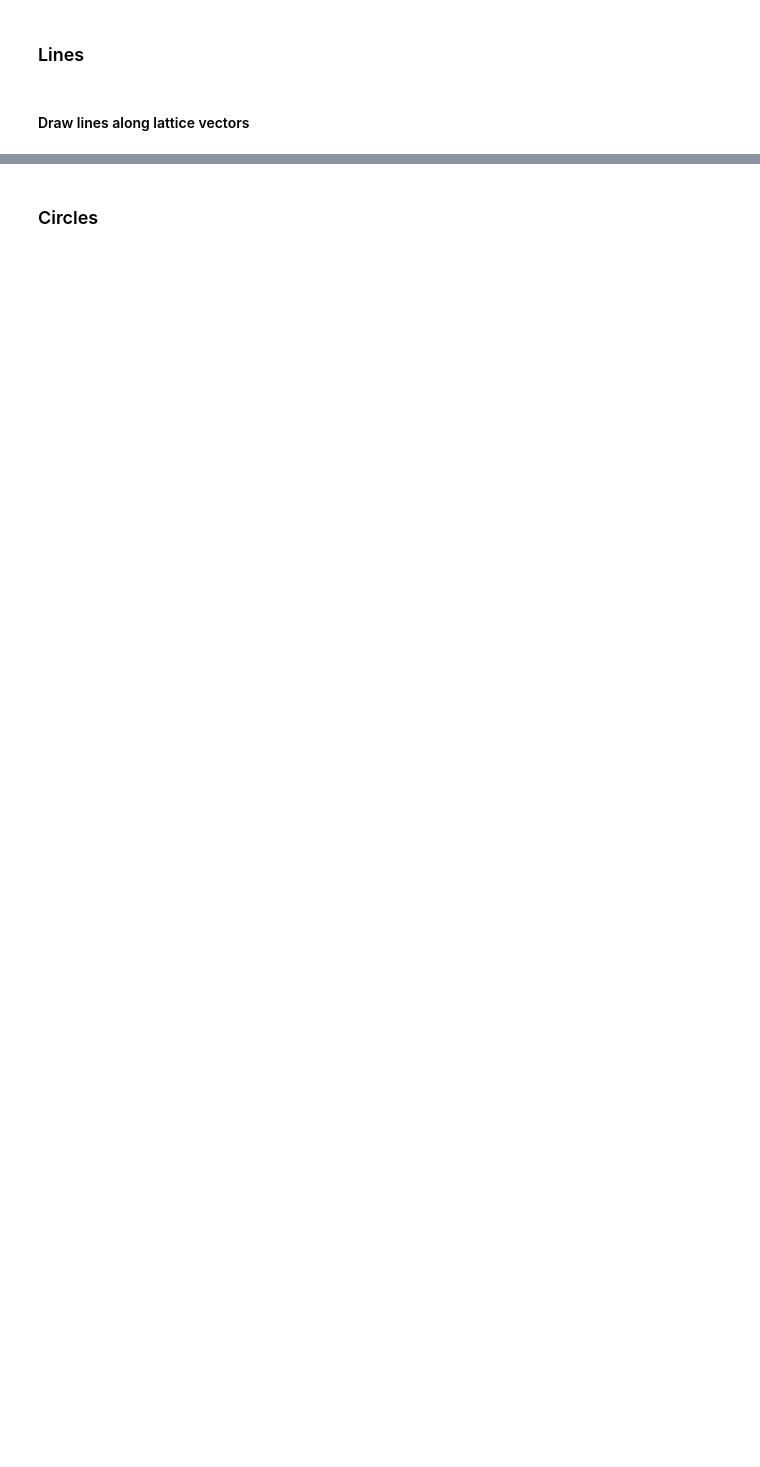
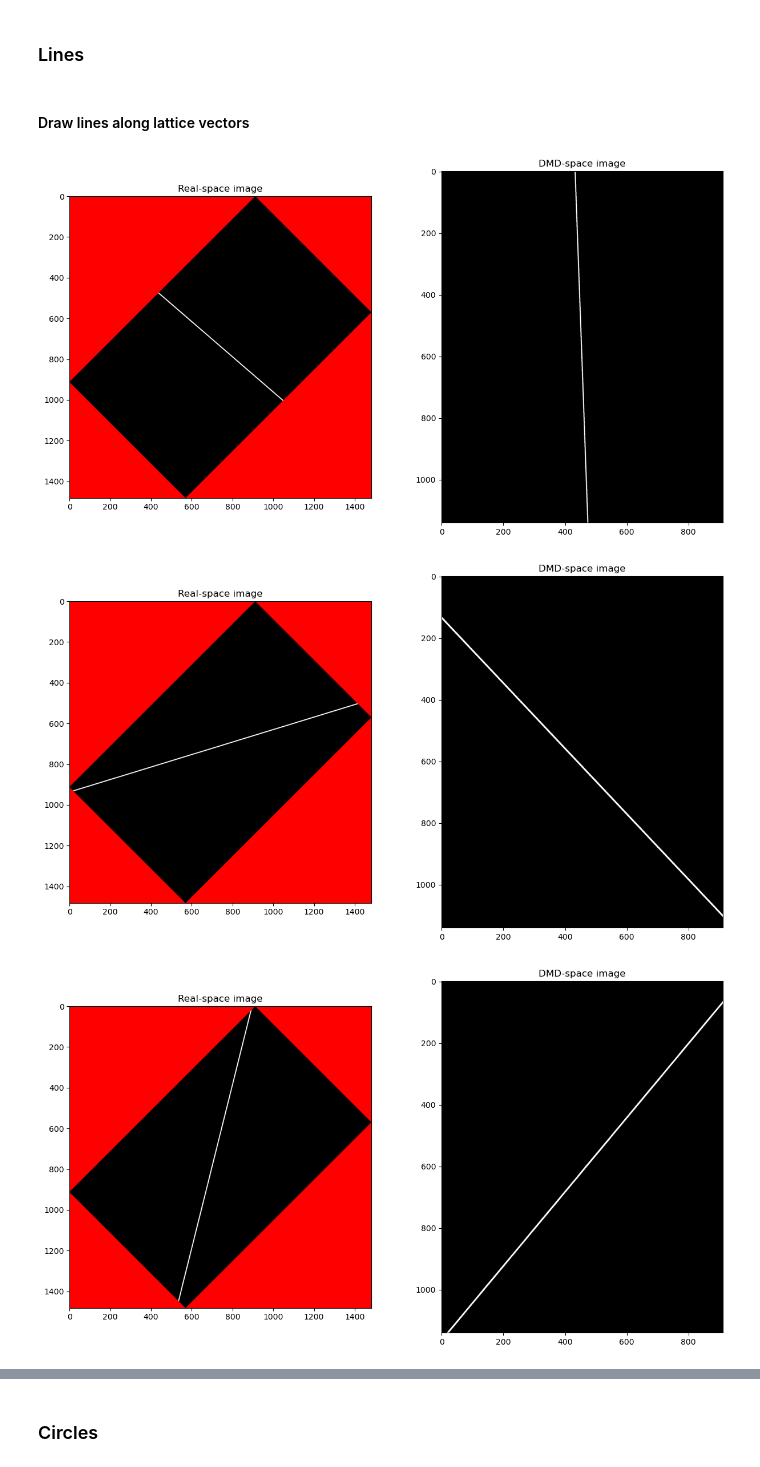
Before and after one commit to ChinLabQMS/DMD-pattern-generator, a Jupyter notebook: notebooks/DMD_calibrated_pattern_generation.ipynb, the cells around one changed output, grey strips where cells are left out. Cells and saved outputs as stored; diff of their text form; code cells hidden in the pictures; blank space fills up the shorter version.

Commit message:
edit calibrated pattern generation

```diff
--- a/notebooks/DMD_calibrated_pattern_generation.ipynb
+++ b/notebooks/DMD_calibrated_pattern_generation.ipynb
@@ -24,9 +54,13 @@ R = [688.85, 705.91]
 #### Draw lines along lattice vectors
 # %%
 width = 5
+offset = 0
+Radj = [R[0] + offset, R[1] + offset]
 for i in range(3):
-    A = -V[i][1]
-    B = V[i][0]
-    C =  V[i][1] * (R[0] - 1) - V[i][0] * (R[1] - 1)
-    dmd.drawPattern(painter.drawLineABC(A, B, C, width), color = 0b10101010, template_color=0)
-    dmd.saveFrameToFile(save_dir, f'line_{i + 1}_python.bmp')
+    dmd.drawPattern(painter.drawLineRV(Radj, V[i], width), color = 1, template_color=0)
+    dmd.saveFrameToFile(save_dir, f'white_line_v{i + 1}_python_offset{offset}.bmp')
+    dmd.displayPattern()
+# %% [output]
+[figure, added]
+[figure, added]
+[figure, added]
```
Also changed, not shown: parts of 23 cells of this notebook, 3 other files.
